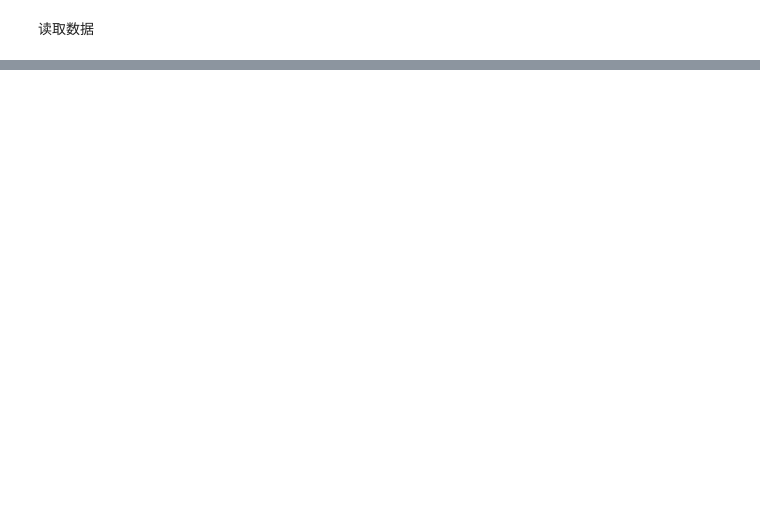
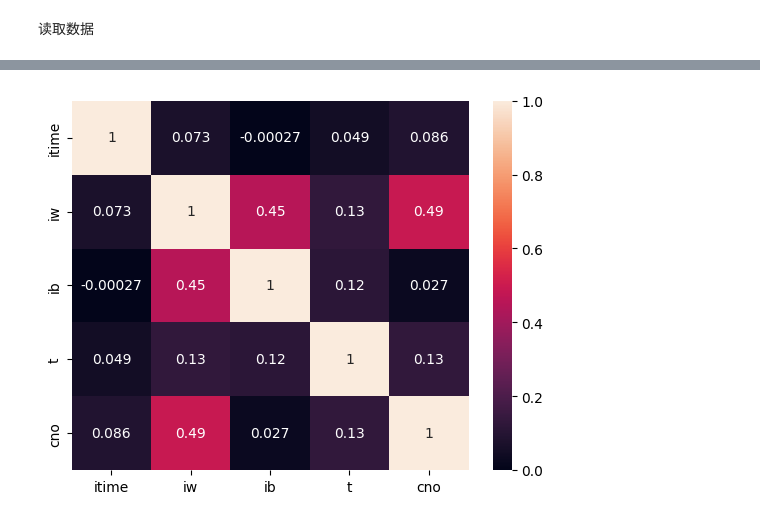
Before and after one commit to zpypiao/BigDataForest, a Jupyter notebook: dataProcess.ipynb, the cells around one changed output, grey strips where cells are left out. Saved outputs shown, nothing was run; the diff lists cells and outputs as text; code cells hidden in the pictures; blank space fills up the shorter version.

```diff
--- a/dataProcess.ipynb
+++ b/dataProcess.ipynb
@@ -134 +167,7 @@ cno
 2452 rows × 5 columns
+# %%
+corr_matrix = cno.corr()
+sns.heatmap(corr_matrix, annot=True)
+plt.show()
+# %% [output]
+[figure, added]
```
Also changed, not shown: parts of 12 cells of this notebook, 10 other files.
